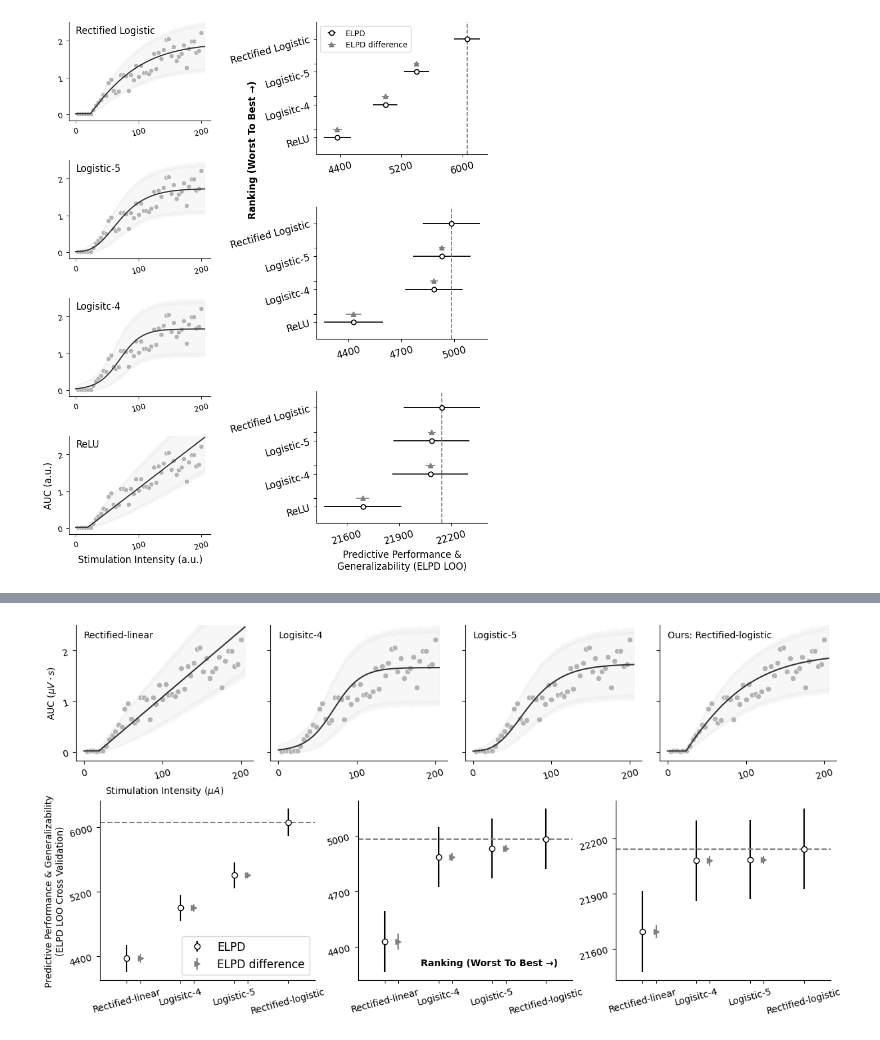
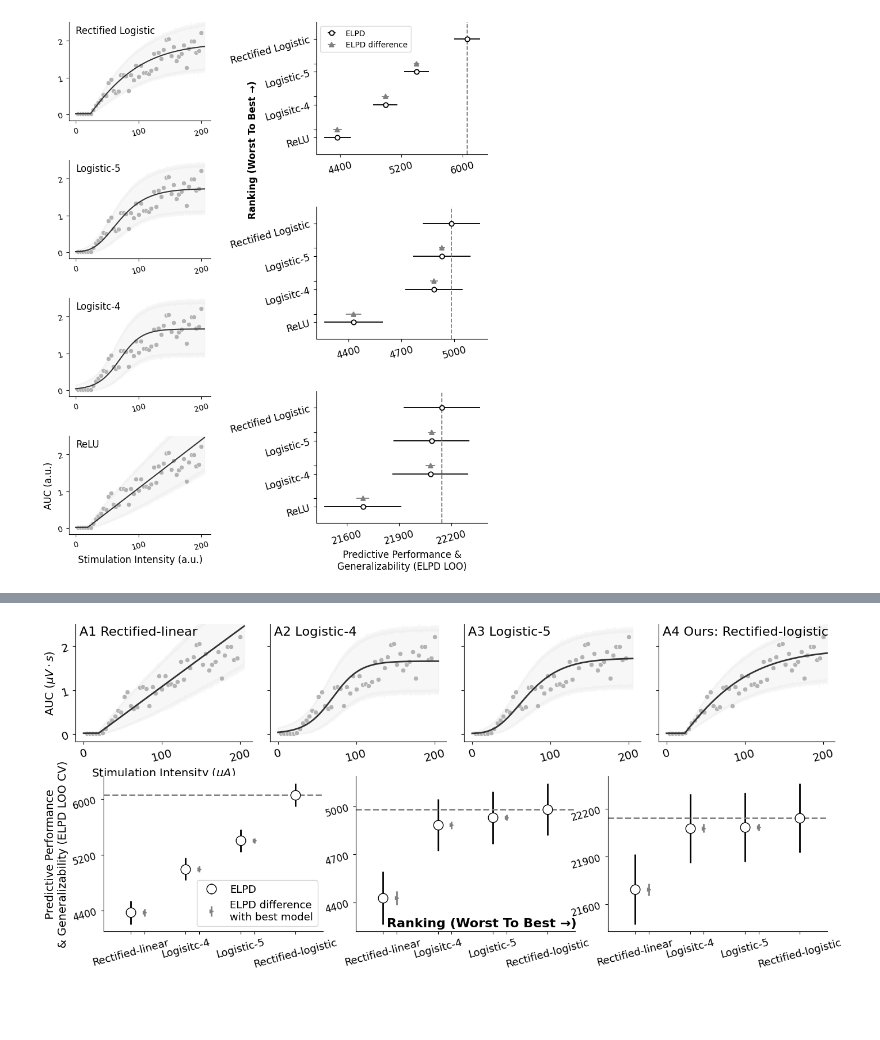
Before and after one commit to hbmep/hbmep-paper, a Jupyter notebook: notebooks/rats/J_RCML_000/fn-comparison/comparison.ipynb, the cells around one changed output, grey strips where cells are left out. Drawn from its saved outputs; the diff is of its cells as text; code cells hidden in the pictures; blank space fills up the shorter version.

```diff
--- a/notebooks/rats/J_RCML_000/fn-comparison/comparison.ipynb
+++ b/notebooks/rats/J_RCML_000/fn-comparison/comparison.ipynb
@@ -255,8 +255,10 @@ logger.info(f"Saved to {dest}")
 from arviz.labels import BaseLabeller
 
 
-axis_label_size = 10
-axis_label_smaller = 10
+axis_label_size = 14
+axis_label_smaller = 14
+tick_size = 12
+inset_size = 16
 
 max_color, max_alpha = 255, 100
 posterior_color = (204 / max_color, 204 / max_color, 204 / max_color, 15 / max_alpha)
@@ -274,13 +276,15 @@ def plot_ppd(ax, i):
         color=posterior_color
     )
     sns.scatterplot(x=df[base_model.intensity], y=df[base_model.response[0]], color=scatter_color, edgecolor=scatter_edgecolor, ax=ax)
-    sns.lineplot(x=prediction_df[base_model.intensity], y=out[i], color=curve_color, ax=ax)
+    sns.lineplot(x=prediction_df[base_model.intensity], y=out[i], color=curve_color, ax=ax, linewidth=2)
     ax.set_xlabel("")
     ax.set_ylabel("")
     ax.set_title("")
-    if i == 3: model_name = "Rectified-linear"
-    if i == 0: model_name = "Ours: Rectified-logistic"
-    ax.text(0., 2.25, model_name, fontsize=axis_label_size)
+    if i == 2: model_name = "A2 Logistic-4"
+    if i == 1: model_name = "A3 Logistic-5"
+    if i == 3: model_name = "A1 Rectified-linear"
+    if i == 0: model_name = "A4 Ours: Rectified-logistic"
+    ax.text(-5, 2.25, model_name, fontsize=inset_size)
     return
 
 
@@ -314,16 +318,20 @@ def plot_compare_df(ax, comp_df):
         mfc="white",
         # mew=linewidth,
         # lw=linewidth,
+        ms=12,
+        linewidth=2
     )
     ax.errorbar(
         y=comp_df[information_criterion].iloc[1:],
         x=yticks_pos[1::2],
         yerr=comp_df.dse[1:],
-        label="ELPD difference",
+        label="ELPD difference\nwith best model",
         color="grey",
         fmt=">",
         # mew=linewidth,
         # elinewidth=linewidth,
+        ms=5,
+        linewidth=2,
     )
     plot_kwargs = {}
     # linewidth =
@@ -331,6 +339,7 @@ def plot_compare_df(ax, comp_df):
         comp_df[information_criterion].iloc[0],
         ls=plot_kwargs.get("ls_min_ic", "--"),
         color=plot_kwargs.get("color_ls_min_ic", "grey"),
+        linewidth=2
         # lw=linewidth,
     )
     ax.set_xticks(yticks_pos)
@@ -345,7 +354,7 @@ def plot_compare_df(ax, comp_df):
     return
 
 
-fig = plt.figure(figsize=(12, 6))
+fig = plt.figure(figsize=(6.929 * 2, 6))
 subfigs = fig.subfigures(2, 1)
 
 subfig = subfigs.flat[0]
@@ -405,30 +414,31 @@ for i, ax in enumerate(axes.flat):
         labelright=False,
         labeltop=False,
         labelrotation=15,
-        labelsize=axis_label_smaller
+        labelsize=tick_size
     )
+    ax.tick_params(axis="x", labelsize=13)
     # ax.tick_params(axis="x", labelsize=axis_label_size)
     if i == 0: ax.set_yticks([4400, 5200, 6000])
     if i == 1: ax.set_yticks([4400, 4700, 5000])
     if i == 2: ax.set_yticks([21600, 21900, 22200])
-    if not i: ax.legend(loc="lower right", fontsize=12)
+    if not i: ax.legend(loc="lower right", fontsize=13)
 
 ax = axes[0, 1]
-ax.text(-.35, 4300, "Ranking (Worst To Best →)", fontweight="semibold", fontsize=axis_label_size, rotation=0, ha="center", zorder=5)
+ax.text(-.4, 4250, "Ranking (Worst To Best →)", fontweight="semibold", fontsize=16, rotation=0, ha="center", zorder=5)
 
 ax = axes[0, 0]
-ax.set_ylabel("Predictive Performance & Generalizability\n(ELPD LOO Cross Validation)", fontsize=axis_label_size)
+ax.set_ylabel("Predictive Performance\n& Generalizability (ELPD LOO CV)", fontsize=axis_label_size)
 
-subfig.subplots_adjust(left=.07, right=.985, bottom=.2, top=1.1, wspace=.2)
+subfig.subplots_adjust(left=.075, right=.982, bottom=.2, top=1.1, wspace=.15)
 
 fig.align_xlabels()
 fig.align_ylabels()
 fig.align_labels()
 
-dest = os.path.join(BUILD_DIR, "function_comparison.svg")
+dest = os.path.join(BUILD_DIR, "02_function_comparison.svg")
 fig.savefig(dest, dpi=600)
 
-dest = os.path.join(BUILD_DIR, "function_comparison.png")
+dest = os.path.join(BUILD_DIR, "02_function_comparison.png")
 fig.savefig(dest, dpi=600)
 logger.info(f"Saved to {dest}")
 # %% [output]
@@ -436 +446 @@ logger.info(f"Saved to {dest}")
-[figure, old version]
+[figure, new version]
```
Also changed, not shown: parts of 4 cells of this notebook.
